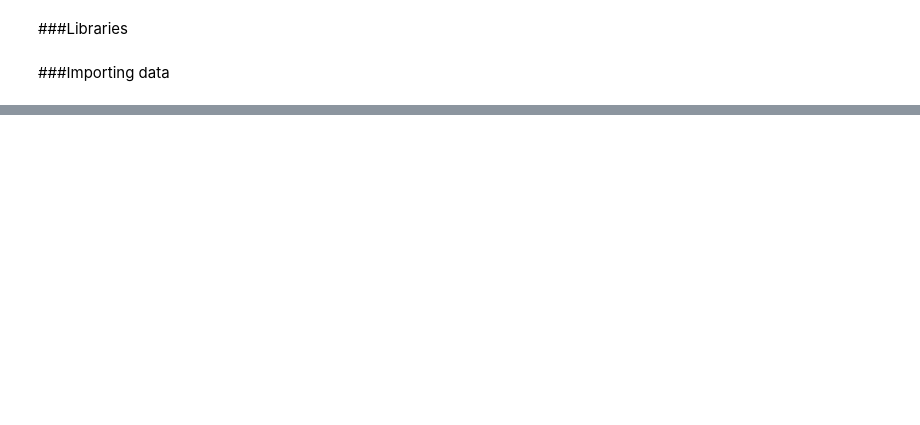
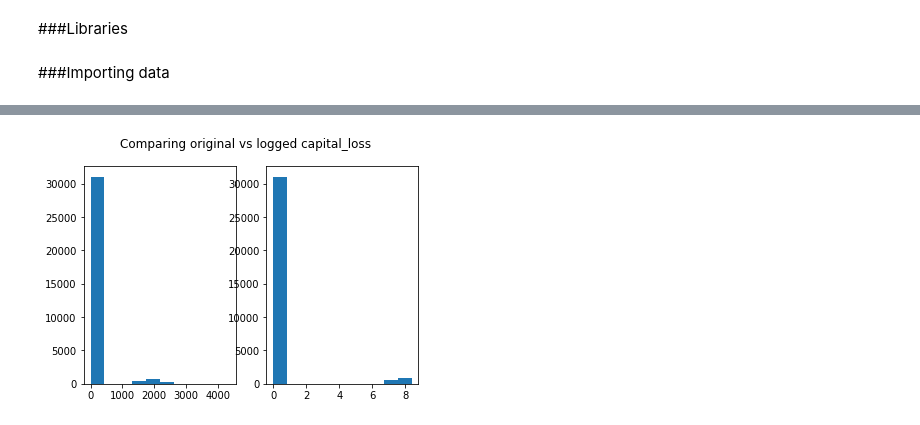
Before and after one commit to Fredooooooo/JSC270_Assg2, a Jupyter notebook: JSC270_Assignment2.ipynb, the cells around one changed output, grey strips where cells are left out. Cells and saved outputs as stored; diff of their text form; code cells hidden in the pictures; blank space fills up the shorter version.

```diff
--- a/JSC270_Assignment2.ipynb
+++ b/JSC270_Assignment2.ipynb
@@ -18,0 +149,8 @@ income94.columns = ['age','workclass', 'fnlwgt','education','education_num','mar
+# %%
+fig, (plt1, plt2) = plt.subplots(1, 2)
+fig.suptitle('Comparing original vs logged capital_loss')
+plt1.hist(income94.capital_loss)
+plt2.hist(np.log(income94.capital_loss + 1))
+fig.show()
+# %% [output]
+[figure, added]
```
Also changed, not shown: parts of 33 cells of this notebook.
